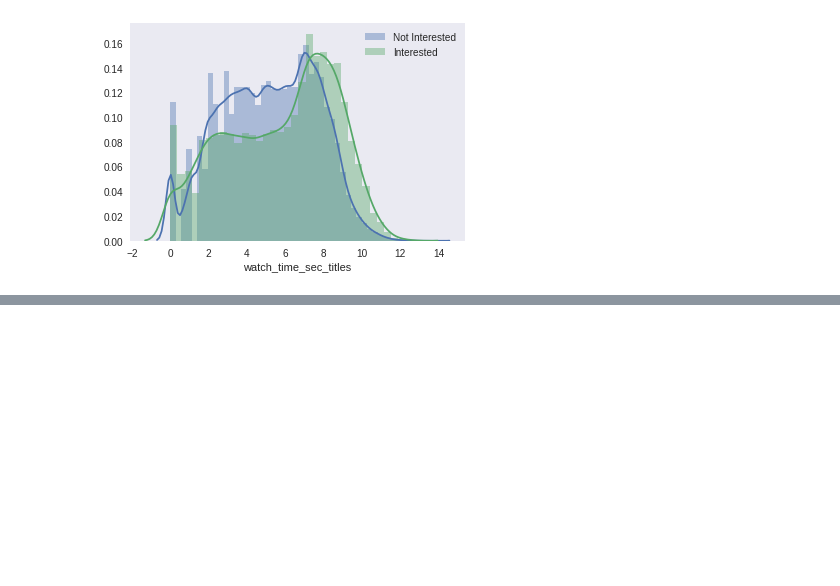
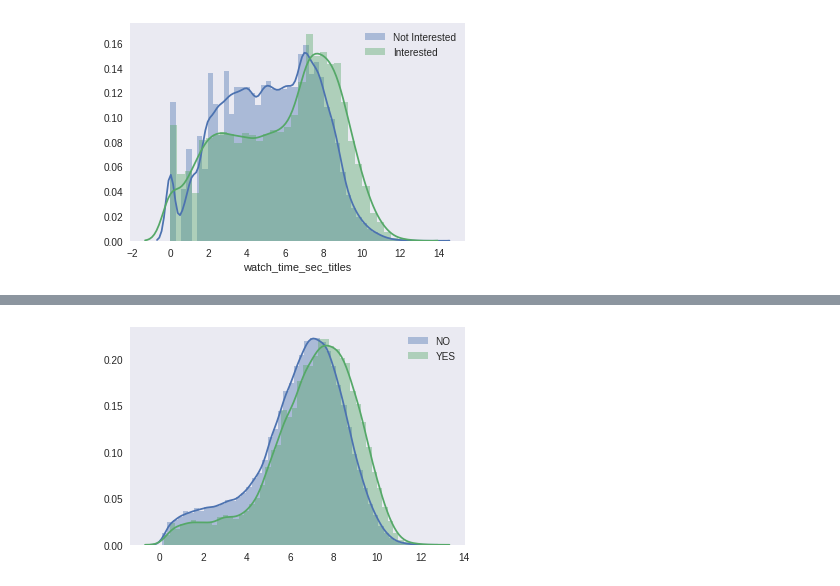
Before and after one commit to numb3r33/India_Hacks_2017, a Jupyter notebook: notebooks/Experiment4-(EDAHotstar).ipynb, the cells around one changed output, grey strips where cells are left out. Saved outputs shown, nothing was run; the diff lists cells and outputs as text; code cells hidden in the pictures; blank space fills up the shorter version.

Commit message:
Experiment 8 - Genres OHE, TOD OHE, DOW OHE from dict with num titles, genres, tod, dow and watch time by genres with xgboost model. CV: .814, PLB: .80566

```diff
--- a/notebooks/Experiment4-(EDAHotstar).ipynb
+++ b/notebooks/Experiment4-(EDAHotstar).ipynb
@@ -255,0 +257,21 @@ plt.legend(loc='best');
+# %%
+dow_dict_train = data.loc[train_mask, 'dow'].map(lambda x: x.split(','))\
+                     .map(lambda x: dict((k.strip(), int(v.strip())) for k,v in
+                                          (item.split(':') for item in x)))
+
+dow_dict_test  = data.loc[~train_mask, 'dow'].map(lambda x: x.split(','))\
+                     .map(lambda x: dict((k.strip(), int(v.strip())) for k,v in
+                                          (item.split(':') for item in x)))
+
+dv    = DictVectorizer(sparse=False)
+X     = dv.fit_transform(dow_dict_train)
+Xtest = dv.transform(dow_dict_test)
+
+y     = data.loc[train_mask, 'segment']
+# %%
+X     = pd.DataFrame(X, columns=np.arange(1, 8))
+Xtest = pd.DataFrame(Xtest, columns=np.arange(1, 8))
+
+X     = pd.concat((X, y), axis='columns')
+del y
+gc.collect()
@@ -255,0 +280,2 @@ plt.legend(loc='best');
+# %%
+X['num_days_watched'] = X[[1, 2, 3, 4, 5, 6, 7]].apply(lambda x: np.sum(x > 0), axis='columns')
@@ -255,0 +303,6 @@ plt.legend(loc='best');
+# %%
+sns.distplot(X.loc[X.segment == 0, :].mean(axis='columns').map(np.log1p), label='NO')
+sns.distplot(X.loc[X.segment == 1, :].mean(axis='columns').map(np.log1p), label='YES')
+plt.legend(loc='best');
+# %% [output]
+[figure, added]
```
Also changed, not shown: parts of 28 cells of this notebook, 4 other files.
